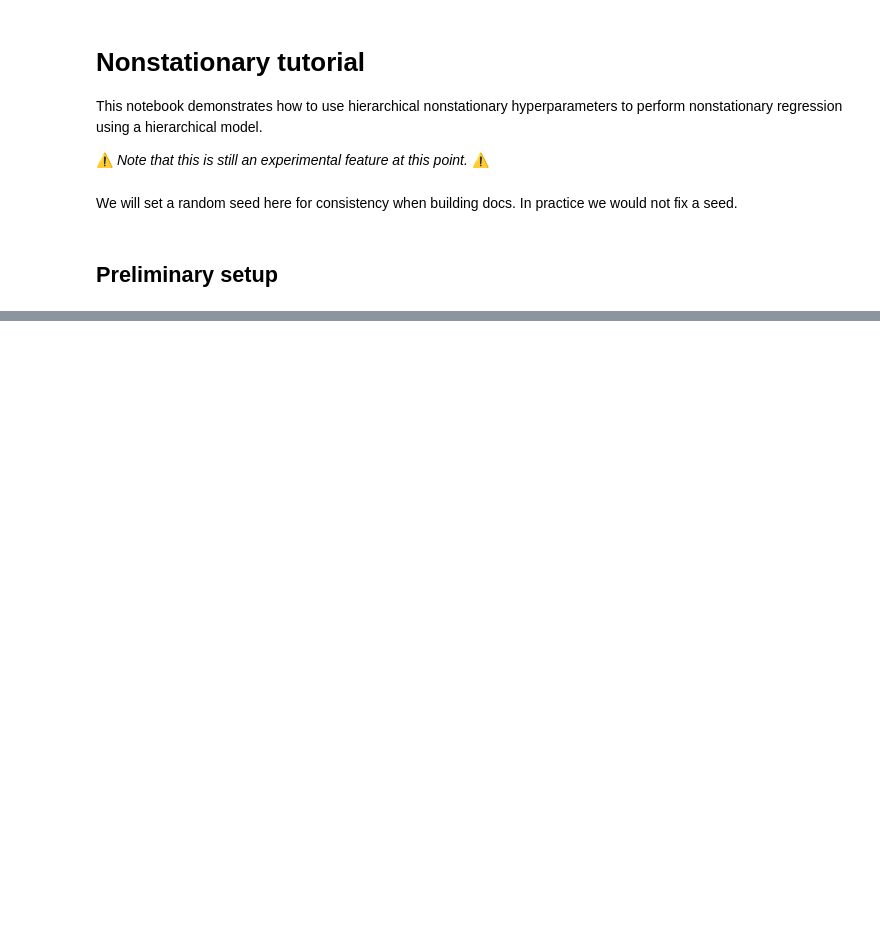
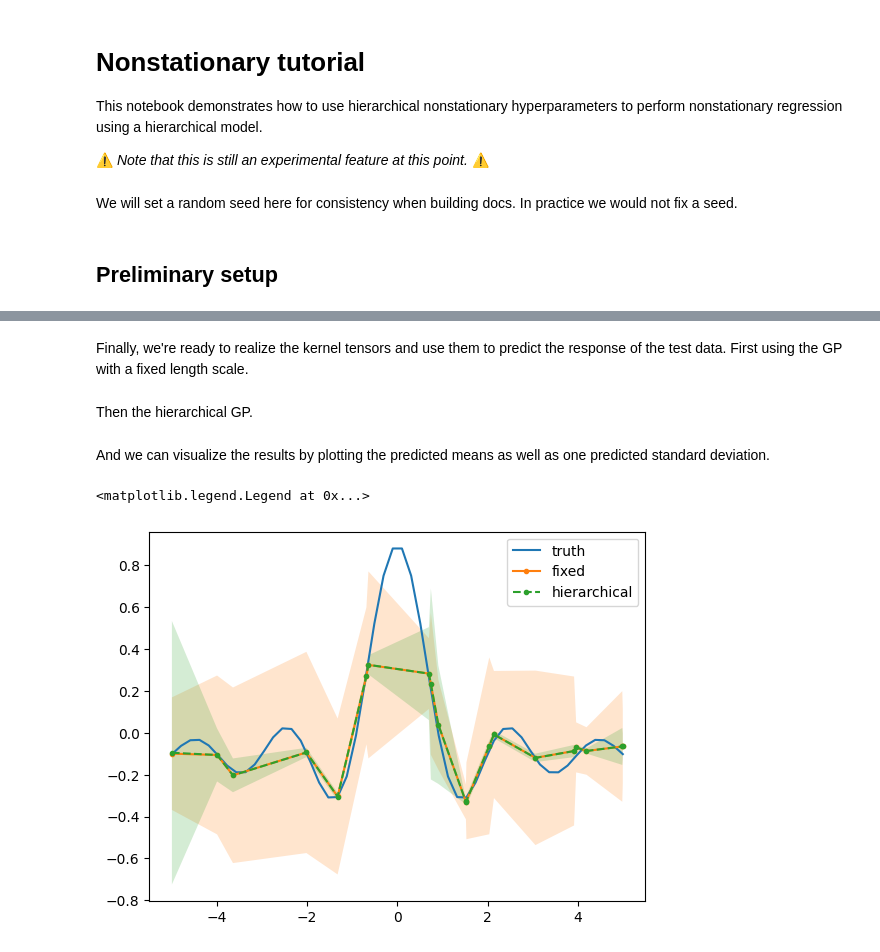
Before and after one commit to LLNL/MuyGPyS, a Jupyter notebook: docs/examples/nonstationary_tutorial.ipynb, the cells around one changed output, grey strips where cells are left out. Cells and saved outputs as stored; diff of their text form; code cells hidden in the pictures; blank space fills up the shorter version.

```diff
--- a/docs/examples/nonstationary_tutorial.ipynb
+++ b/docs/examples/nonstationary_tutorial.ipynb
@@ -46,0 +75,4 @@ gp = MuyGPS(
+# %%
+test_features = np.sort(
+    np.concatenate(([-5, 5], np.random.uniform(-5, 5, size=18)))
+).reshape((-1, 1))
@@ -46,0 +110,42 @@ gp = MuyGPS(
+# %%
+from MuyGPyS.gp.tensors import batch_features_tensor
+
+batch_features = batch_features_tensor(test_features, indices)
+# %% [markdown]
+Finally, we're ready to realize the kernel tensors and use them to predict the response of the test data. First using the GP with a fixed length scale.
+# %%
+Kcross_fixed = muygps_fixed.kernel(test_crosswise_diffs, batch_features)
+K_fixed = muygps_fixed.kernel(test_pairwise_diffs, batch_features)
+test_responses_mean_fixed = muygps_fixed.posterior_mean(K_fixed, Kcross_fixed, test_nn_targets)
+test_responses_var_fixed = muygps_fixed.posterior_variance(K_fixed, Kcross_fixed)
+# %% [markdown]
+Then the hierarchical GP.
+# %%
+Kcross = muygps.kernel(test_crosswise_diffs, batch_features)
+K = muygps.kernel(test_pairwise_diffs, batch_features)
+test_responses_mean = muygps.posterior_mean(K, Kcross, test_nn_targets)
+test_responses_var = muygps.posterior_variance(K, Kcross)
+# %% [markdown]
+And we can visualize the results by plotting the predicted means as well as one predicted standard deviation.
+# %%
+plt.plot(x, y, label="truth")
+plt.plot(test_features, test_responses_mean_fixed, ".-", label="fixed")
+plt.plot(test_features, test_responses_mean, ".--", label="hierarchical")
+plt.fill_between(
+    np.ravel(test_features),
+    np.ravel(test_responses_mean_fixed + np.sqrt(test_responses_var_fixed) * 1.96),
+    np.ravel(test_responses_mean_fixed - np.sqrt(test_responses_var_fixed) * 1.96),
+    facecolor="C1",
+    alpha=0.2,
+)
+plt.fill_between(
+    np.ravel(test_features),
+    np.ravel(test_responses_mean + np.sqrt(test_responses_var) * 1.96),
+    np.ravel(test_responses_mean - np.sqrt(test_responses_var) * 1.96),
+    facecolor="C2",
+    alpha=0.2,
+)
+plt.legend()
+# %% [output]
+<matplotlib.legend.Legend at 0x...>
+[figure, added]
```
Also changed, not shown: parts of 15 cells of this notebook.
